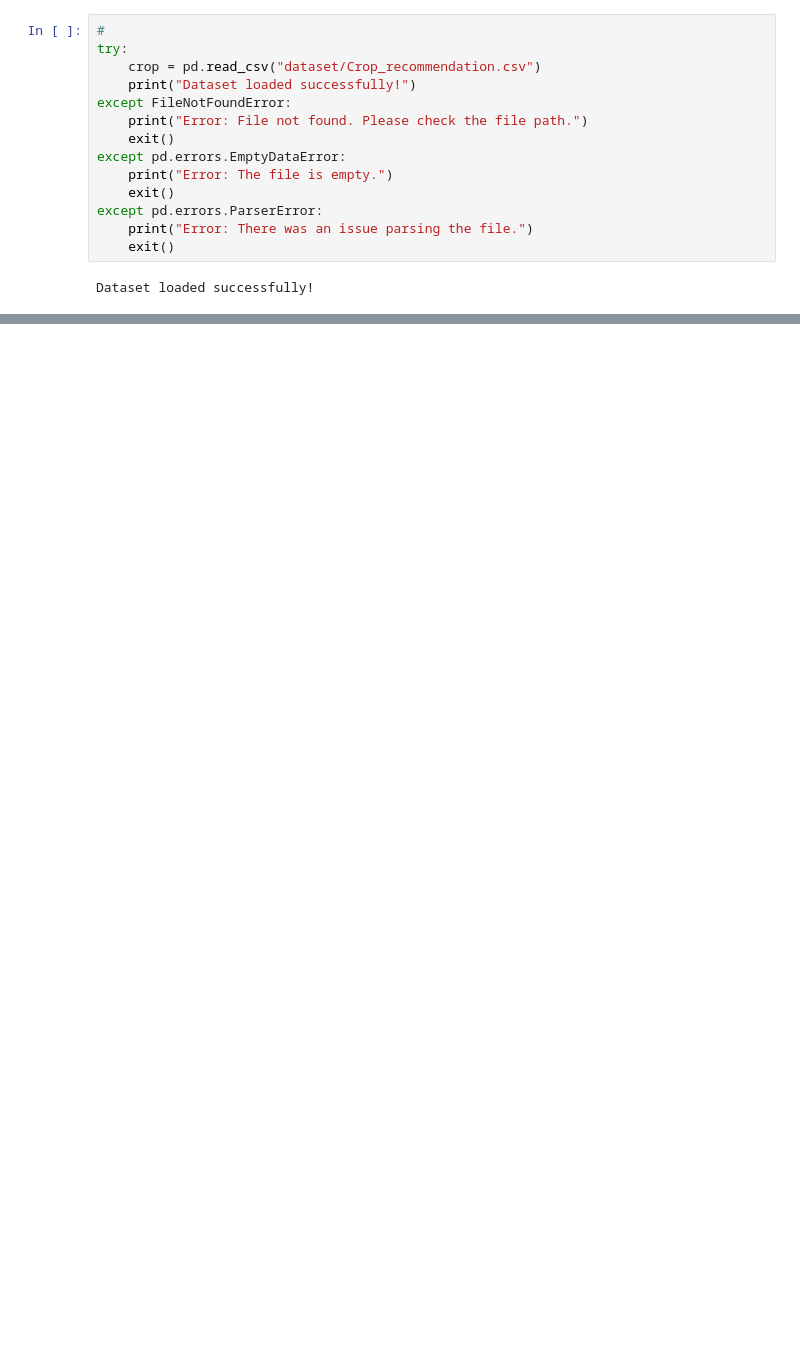
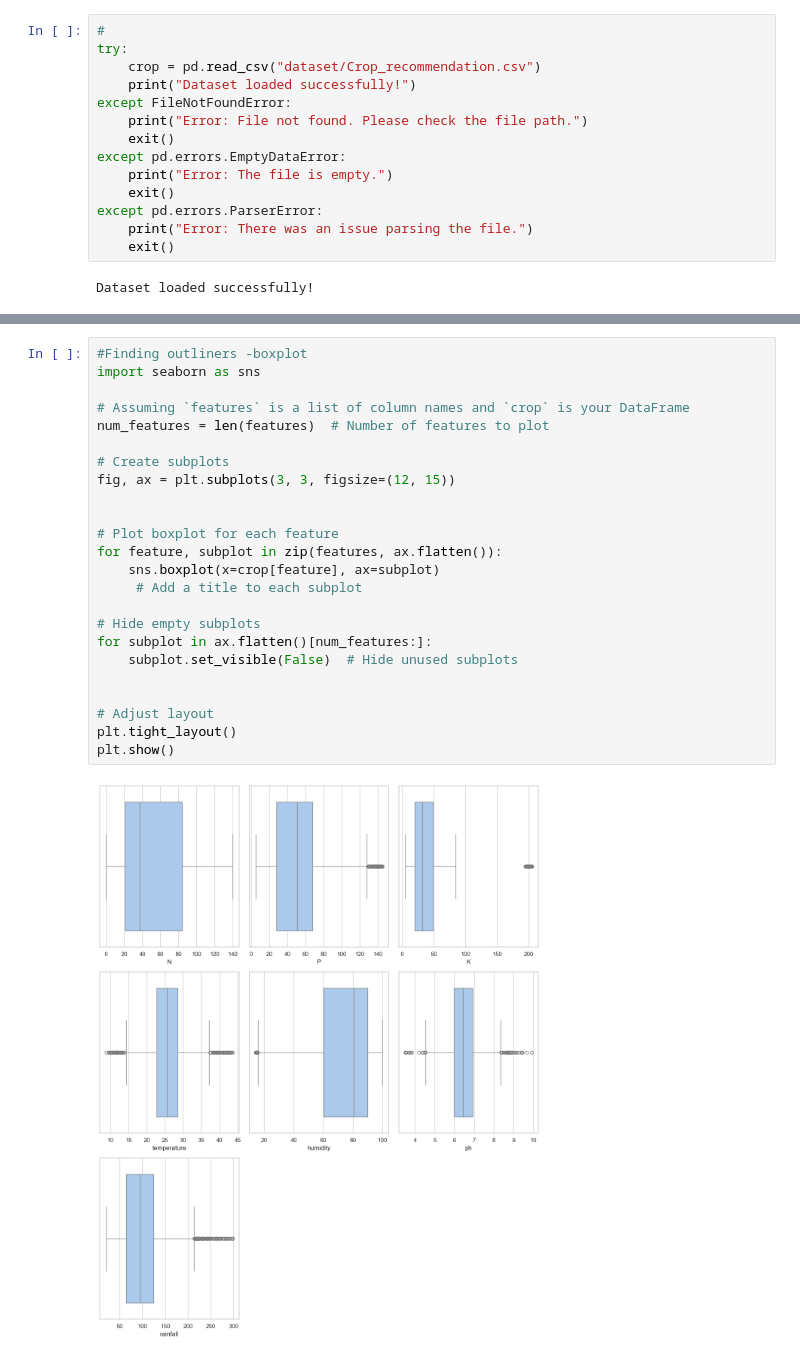
Before and after one commit to adithya-nambiar/Week-1, a Jupyter notebook: crop.ipynb, the cells around one changed output, grey strips where cells are left out. Saved outputs shown, nothing was run; the diff lists cells and outputs as text; blank space fills up the shorter version.

```diff
--- a/crop.ipynb
+++ b/crop.ipynb
@@ -58,0 +195,26 @@ Dataset loaded successfully!
+# %%
+#Finding outliners -boxplot
+import seaborn as sns
+
+# Assuming `features` is a list of column names and `crop` is your DataFrame
+num_features = len(features)  # Number of features to plot
+
+# Create subplots
+fig, ax = plt.subplots(3, 3, figsize=(12, 15))
+
+
+# Plot boxplot for each feature
+for feature, subplot in zip(features, ax.flatten()):
+    sns.boxplot(x=crop[feature], ax=subplot)
+     # Add a title to each subplot
+
+# Hide empty subplots
+for subplot in ax.flatten()[num_features:]:
+    subplot.set_visible(False)  # Hide unused subplots
+
+
+# Adjust layout
+plt.tight_layout()
+plt.show()
+# %% [output]
+[figure, added]
```
Also changed, not shown: parts of 16 cells of this notebook.
